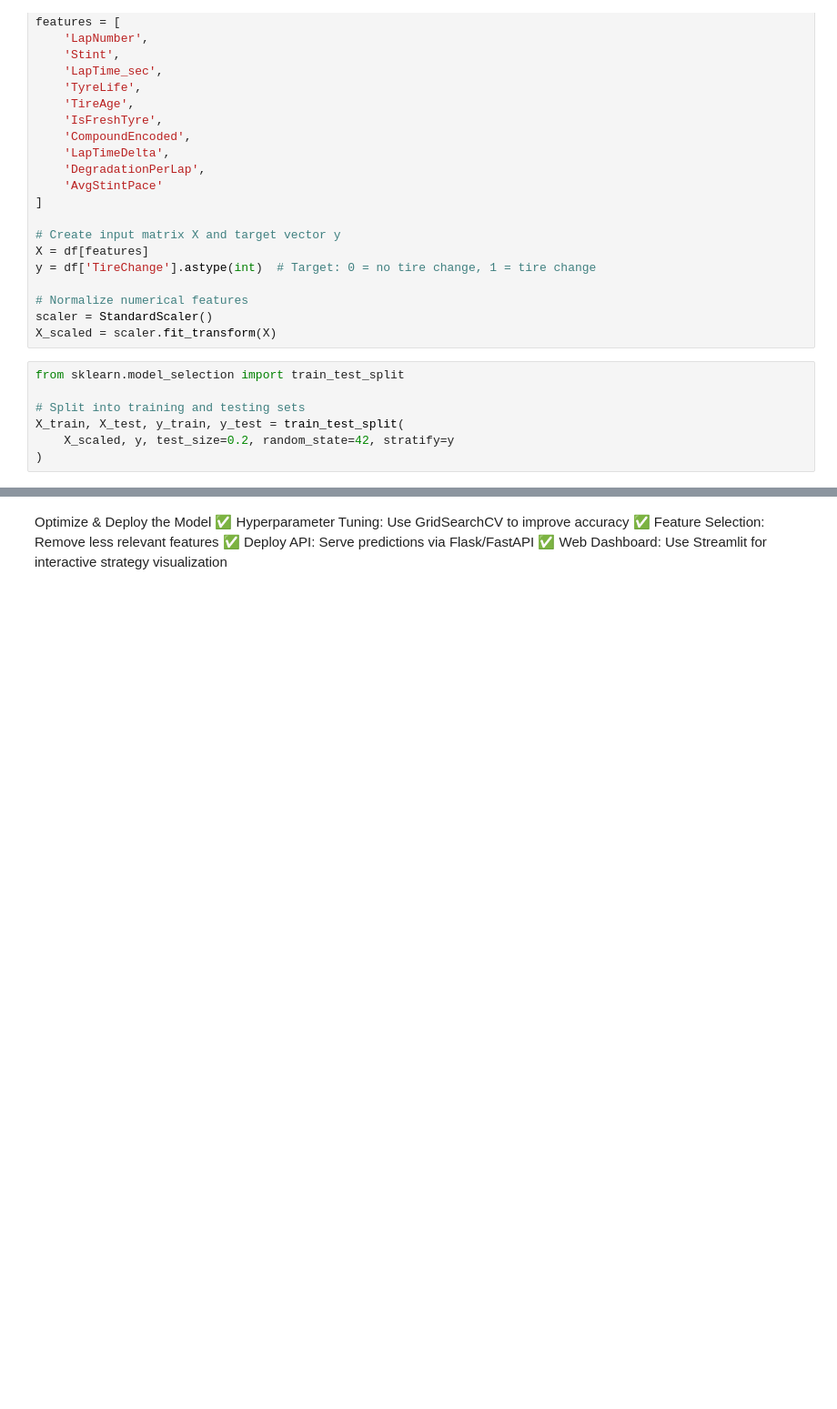
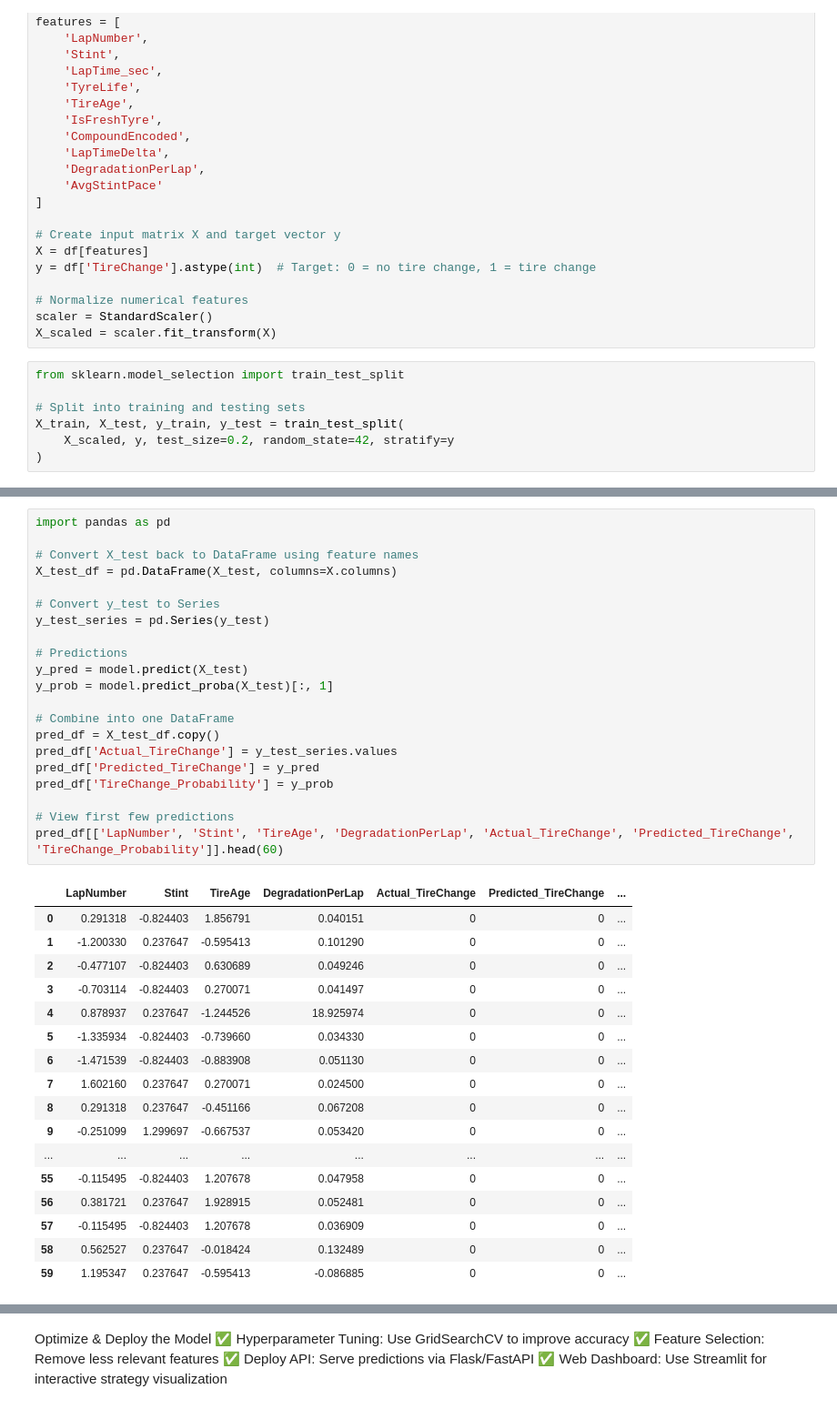
Before and after one commit to pranavvats32/F1-RaceWinner-Prediction-using-ML, a Jupyter notebook: f1.ipynb, the cells around one changed output, grey strips where cells are left out. Shown at 91% size. Drawn from its saved outputs; the diff is of its cells as text; blank space fills up the shorter version.

```diff
--- a/f1.ipynb
+++ b/f1.ipynb
@@ -827,0 +842,39 @@ plt.show()
+# %%
+import pandas as pd
+
+# Convert X_test back to DataFrame using feature names
+X_test_df = pd.DataFrame(X_test, columns=X.columns)
+
+# Convert y_test to Series
+y_test_series = pd.Series(y_test)
+
+# Predictions
+y_pred = model.predict(X_test)
+y_prob = model.predict_proba(X_test)[:, 1]
+
+# Combine into one DataFrame
+pred_df = X_test_df.copy()
+pred_df['Actual_TireChange'] = y_test_series.values
+pred_df['Predicted_TireChange'] = y_pred
+pred_df['TireChange_Probability'] = y_prob
+
+# View first few predictions
+pred_df[['LapNumber', 'Stint', 'TireAge', 'DegradationPerLap', 'Actual_TireChange', 'Predicted_TireChange', 'TireChange_Probability']].head(60)
+# %% [output]
+|  | LapNumber | Stint | TireAge | DegradationPerLap | Actual_TireChange | Predicted_TireChange | ... |
+| 0 | 0.291318 | -0.824403 | 1.856791 | 0.040151 | 0 | 0 | ... |
+| 1 | -1.200330 | 0.237647 | -0.595413 | 0.101290 | 0 | 0 | ... |
+| 2 | -0.477107 | -0.824403 | 0.630689 | 0.049246 | 0 | 0 | ... |
+| 3 | -0.703114 | -0.824403 | 0.270071 | 0.041497 | 0 | 0 | ... |
+| 4 | 0.878937 | 0.237647 | -1.244526 | 18.925974 | 0 | 0 | ... |
+| 5 | -1.335934 | -0.824403 | -0.739660 | 0.034330 | 0 | 0 | ... |
+| 6 | -1.471539 | -0.824403 | -0.883908 | 0.051130 | 0 | 0 | ... |
+| 7 | 1.602160 | 0.237647 | 0.270071 | 0.024500 | 0 | 0 | ... |
+| 8 | 0.291318 | 0.237647 | -0.451166 | 0.067208 | 0 | 0 | ... |
+| 9 | -0.251099 | 1.299697 | -0.667537 | 0.053420 | 0 | 0 | ... |
+| ... | ... | ... | ... | ... | ... | ... | ... |
+| 55 | -0.115495 | -0.824403 | 1.207678 | 0.047958 | 0 | 0 | ... |
+| 56 | 0.381721 | 0.237647 | 1.928915 | 0.052481 | 0 | 0 | ... |
+| 57 | -0.115495 | -0.824403 | 1.207678 | 0.036909 | 0 | 0 | ... |
+| 58 | 0.562527 | 0.237647 | -0.018424 | 0.132489 | 0 | 0 | ... |
+| 59 | 1.195347 | 0.237647 | -0.595413 | -0.086885 | 0 | 0 | ... |
```
Also changed, not shown: parts of 7 cells of this notebook.
